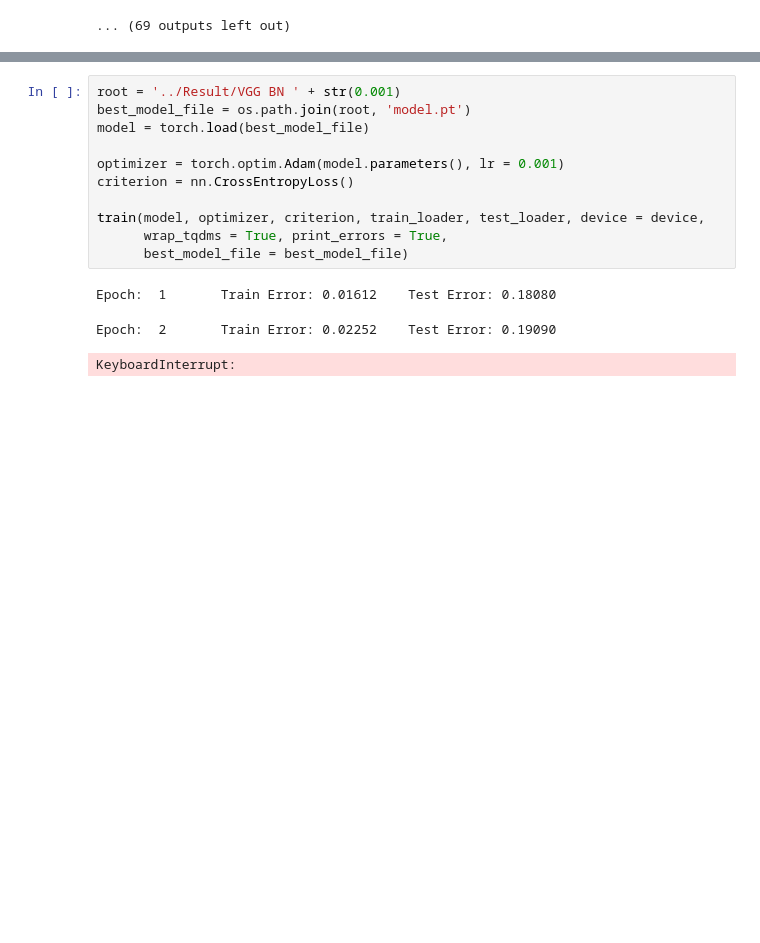
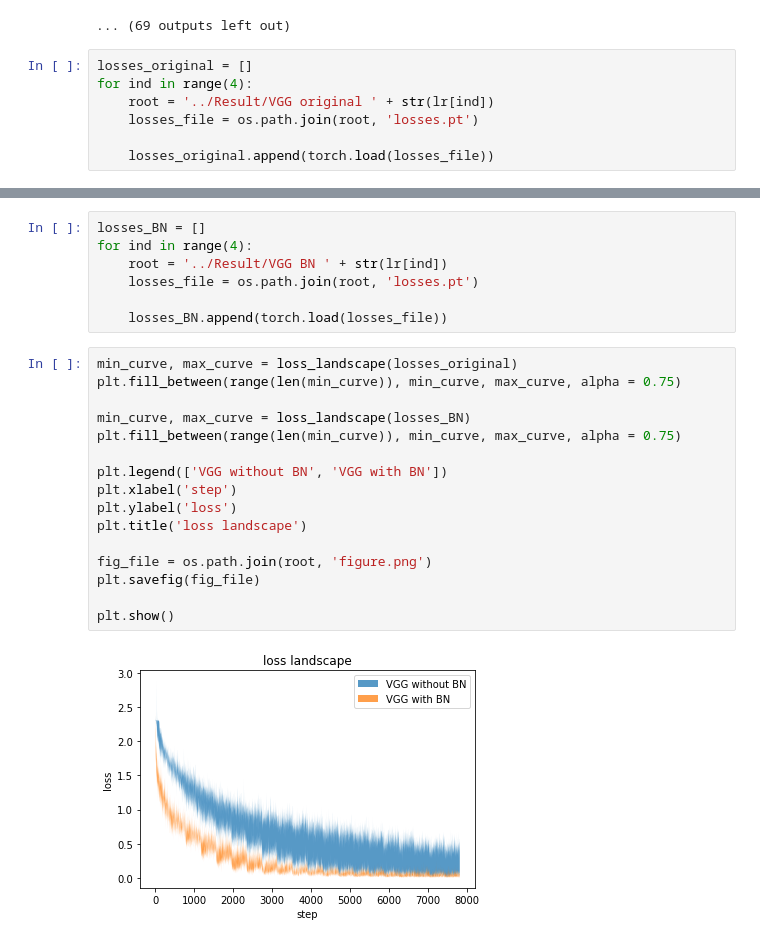
Before and after one commit to quniLcs/nndl, a Jupyter notebook: Project 2/Code/main.ipynb, the cells around one changed output, grey strips where cells are left out. Cells and saved outputs as stored; diff of their text form; blank space fills up the shorter version.

```diff
--- a/Project 2/Code/main.ipynb
+++ b/Project 2/Code/main.ipynb
@@ -816,6 +816,13 @@ Epoch:  9       Train Error: 0.13266    Test Error: 0.26490
 Epoch: 10       Train Error: 0.11830    Test Error: 0.26190
 Epoch: 11       Train Error: 0.09718    Test Error: 0.26540
 ... (69 outputs left out)
+# %%
+losses_original = []
+for ind in range(4):
+    root = '../Result/VGG original ' + str(lr[ind])
+    losses_file = os.path.join(root, 'losses.pt')
+
+    losses_original.append(torch.load(losses_file))
 # %%
 losses_BN = [[], [], [], []]
 for ind in range(4):
@@ -853,15 +846,25 @@ Epoch: 11       Train Error: 0.03114    Test Error: 0.18210
-# %%
-root = '../Result/VGG BN ' + str(0.001)
-best_model_file = os.path.join(root, 'model.pt')
-model = torch.load(best_model_file)
-
-optimizer = torch.optim.Adam(model.parameters(), lr = 0.001)
-criterion = nn.CrossEntropyLoss()
-
-train(model, optimizer, criterion, train_loader, test_loader, device = device,
-      wrap_tqdms = True, print_errors = True,
-      best_model_file = best_model_file)
-# %% [output]
-Epoch:  1       Train Error: 0.01612    Test Error: 0.18080
-Epoch:  2       Train Error: 0.02252    Test Error: 0.19090
-KeyboardInterrupt:
+# %%
+losses_BN = []
+for ind in range(4):
+    root = '../Result/VGG BN ' + str(lr[ind])
+    losses_file = os.path.join(root, 'losses.pt')
+
+    losses_BN.append(torch.load(losses_file))
+# %%
+min_curve, max_curve = loss_landscape(losses_original)
+plt.fill_between(range(len(min_curve)), min_curve, max_curve, alpha = 0.75)
+
+min_curve, max_curve = loss_landscape(losses_BN)
+plt.fill_between(range(len(min_curve)), min_curve, max_curve, alpha = 0.75)
+
+plt.legend(['VGG without BN', 'VGG with BN'])
+plt.xlabel('step')
+plt.ylabel('loss')
+plt.title('loss landscape')
+
+fig_file = os.path.join(root, 'figure.png')
+plt.savefig(fig_file)
+
+plt.show()
+# %% [output]
+[figure, added]
```
Also changed, not shown: parts of 3 cells of this notebook.
